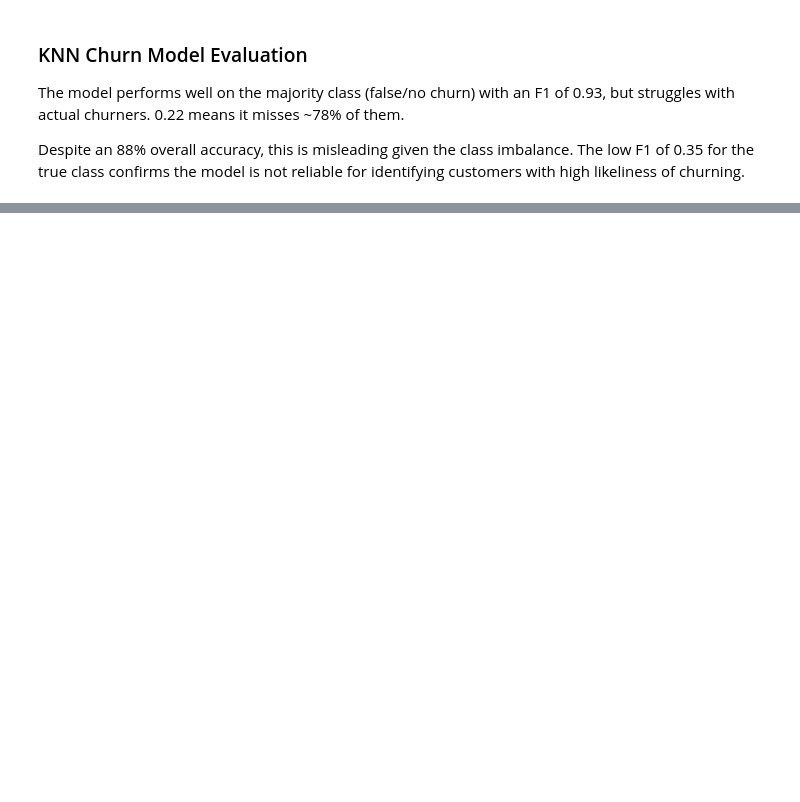
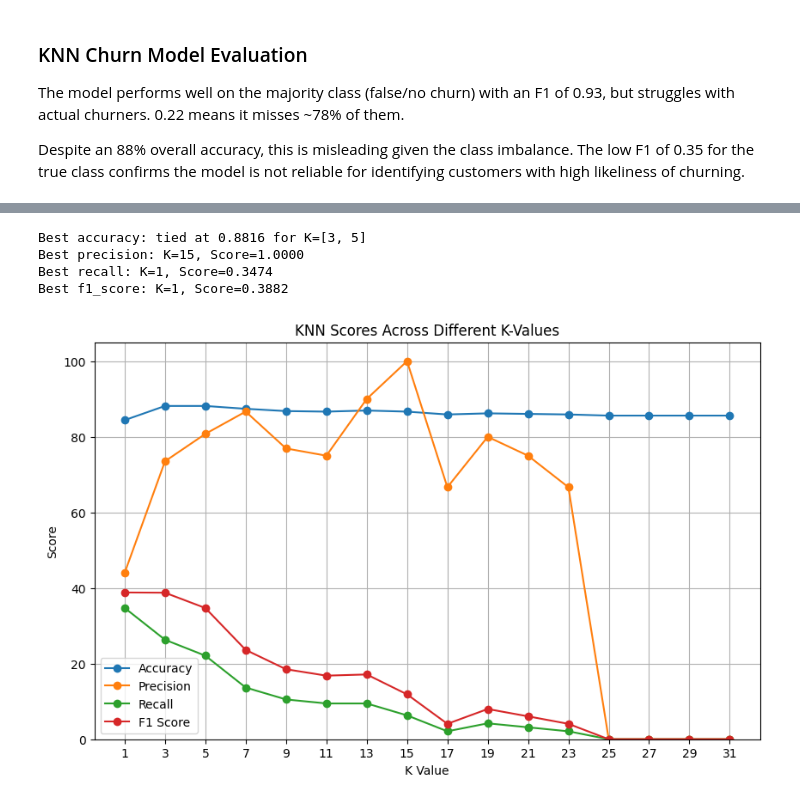
Before and after one commit to notduey/ChurnML, a Jupyter notebook: notebooks/level_1/task_3/task_3_knn_classifier.ipynb, the cells around one changed output, grey strips where cells are left out. Cells and saved outputs as stored; diff of their text form; code cells hidden in the pictures; blank space fills up the shorter version.

```diff
--- a/notebooks/level_1/task_3/task_3_knn_classifier.ipynb
+++ b/notebooks/level_1/task_3/task_3_knn_classifier.ipynb
@@ -213,0 +291,38 @@ Despite an 88% overall accuracy, this is misleading given the class imbalance. T
+# %%
+# find best K-value for each metric
+for metric in ["accuracy", "precision", "recall", "f1_score"]:
+    max_score = k_results[metric].max() # Get max score for metric
+    tied_rows = k_results[k_results[metric] == max_score] # Get rows with same score as max (tied)
+
+    if len(tied_rows) > 1:
+        print(f"Best {metric}: tied at {max_score:.4f} for K={tied_rows['k'].tolist()}")
+    else:
+        best_row = tied_rows.iloc[0]
+        print(f"Best {metric}: K={int(best_row['k'])}, Score={max_score:.4f}")
+# %% [output]
+Best accuracy: tied at 0.8816 for K=[3, 5]
+Best precision: K=15, Score=1.0000
+Best recall: K=1, Score=0.3474
+Best f1_score: K=1, Score=0.3882
+# %%
+plt.figure(figsize=(10,6))
+
+for metric in ["accuracy", "precision", "recall", "f1_score"]:
+    plt.plot(
+        k_results["k"], # x-axis
+        k_results[metric] * 100, # y-axis, * 100 to convert to percentage
+        marker="o",
+        label=metric.replace("_", " ").title()
+    )
+
+plt.xlabel("K Value")
+plt.ylabel("Score")
+plt.title("KNN Scores Across Different K-Values")
+plt.xticks(k_results["k"]) # sets x ticks to k values
+plt.ylim(0, 105) # set ylim higher than 100 to avoid cutoff
+plt.legend()
+plt.grid(True) # add grid
+
+plt.show()
+# %% [output]
+[figure, added]
```
Also changed, not shown: parts of 6 cells of this notebook.
